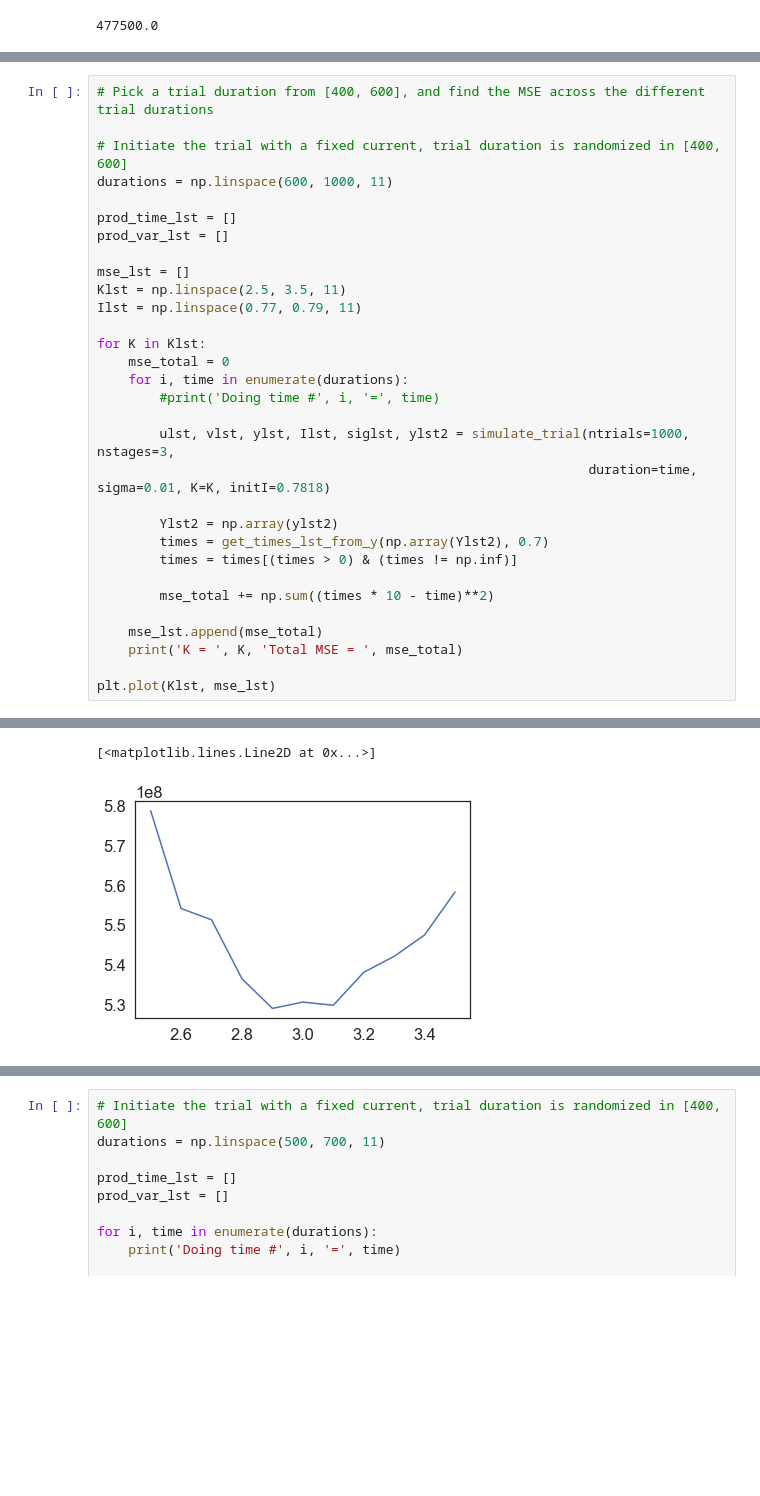
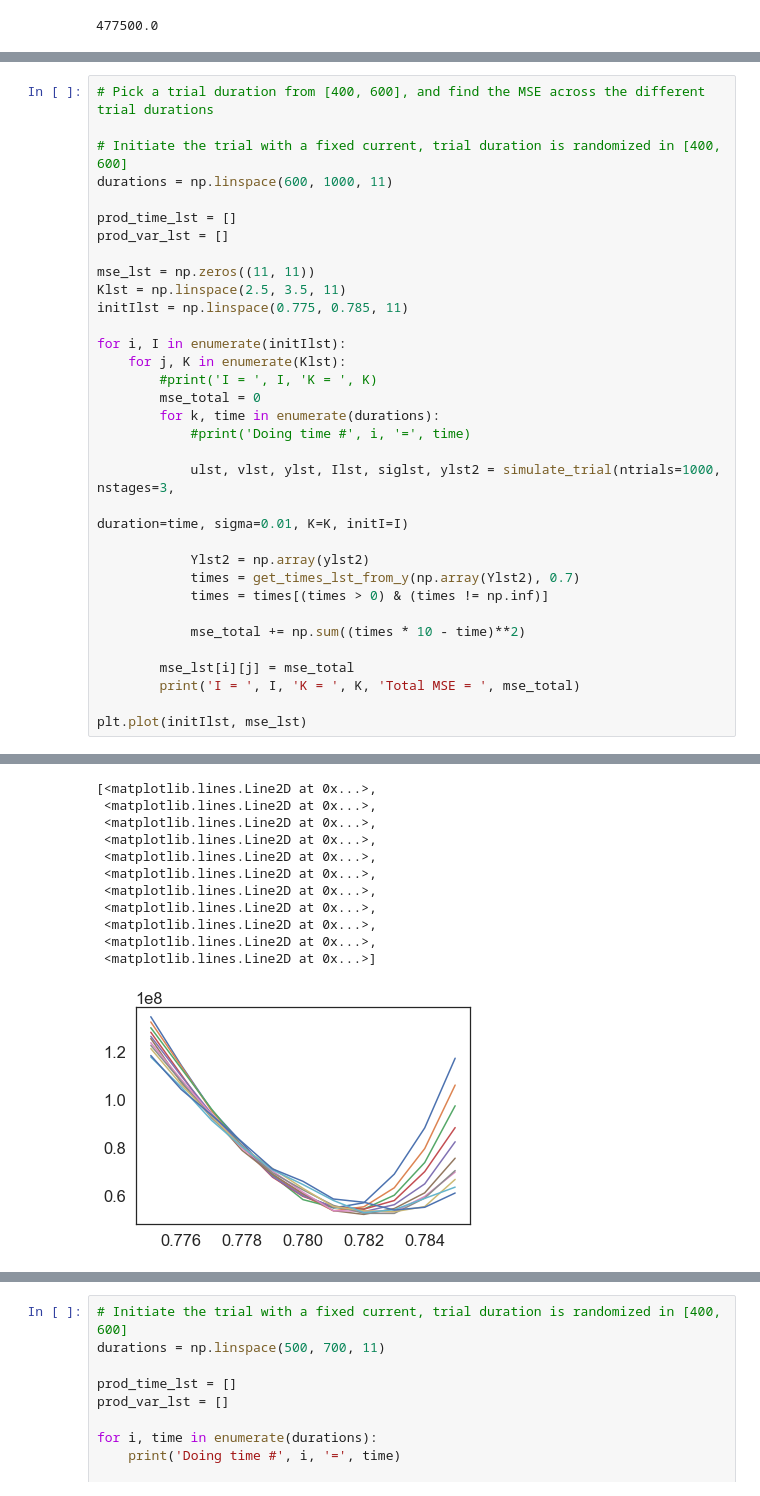
Before and after one commit to jazlab/SE_NL_MJ_2020, a Jupyter notebook: integrator_feedback_circuit.ipynb, the cells around one changed output, grey strips where cells are left out. Drawn from its saved outputs; the diff is of its cells as text; blank space fills up the shorter version.

```diff
--- a/integrator_feedback_circuit.ipynb
+++ b/integrator_feedback_circuit.ipynb
@@ -804,26 +809,28 @@ durations = np.linspace(600, 1000, 11)
 prod_time_lst = []
 prod_var_lst = []
 
-mse_lst = []
+mse_lst = np.zeros((11, 11))
 Klst = np.linspace(2.5, 3.5, 11)
-Ilst = np.linspace(0.77, 0.79, 11)
+initIlst = np.linspace(0.775, 0.785, 11)
 
-for K in Klst:
-    mse_total = 0
-    for i, time in enumerate(durations):
-        #print('Doing time #', i, '=', time)
+for i, I in enumerate(initIlst):
+    for j, K in enumerate(Klst):
+        #print('I = ', I, 'K = ', K)
+        mse_total = 0
+        for k, time in enumerate(durations):
+            #print('Doing time #', i, '=', time)
 
-        ulst, vlst, ylst, Ilst, siglst, ylst2 = simulate_trial(ntrials=1000, nstages=3,
-                                                               duration=time, sigma=0.01, K=K, initI=0.7818)
+            ulst, vlst, ylst, Ilst, siglst, ylst2 = simulate_trial(ntrials=1000, nstages=3,
+                                                                   duration=time, sigma=0.01, K=K, initI=I)
 
-        Ylst2 = np.array(ylst2)
-        times = get_times_lst_from_y(np.array(Ylst2), 0.7)
-        times = times[(times > 0) & (times != np.inf)]
+            Ylst2 = np.array(ylst2)
+            times = get_times_lst_from_y(np.array(Ylst2), 0.7)
+            times = times[(times > 0) & (times != np.inf)]
 
-        mse_total += np.sum((times * 10 - time)**2)
+            mse_total += np.sum((times * 10 - time)**2)
 
-    mse_lst.append(mse_total)
-    print('K = ', K, 'Total MSE = ', mse_total)
+        mse_lst[i][j] = mse_total
+        print('I = ', I, 'K = ', K, 'Total MSE = ', mse_total)
 
-plt.plot(Klst, mse_lst)
+plt.plot(initIlst, mse_lst)
 # %% [output]
@@ -841,2 +854,12 @@ plt.plot(Klst, mse_lst)
-[<matplotlib.lines.Line2D at 0x...>]
+[<matplotlib.lines.Line2D at 0x...>,
+ <matplotlib.lines.Line2D at 0x...>,
+ <matplotlib.lines.Line2D at 0x...>,
+ <matplotlib.lines.Line2D at 0x...>,
+ <matplotlib.lines.Line2D at 0x...>,
+ <matplotlib.lines.Line2D at 0x...>,
+ <matplotlib.lines.Line2D at 0x...>,
+ <matplotlib.lines.Line2D at 0x...>,
+ <matplotlib.lines.Line2D at 0x...>,
+ <matplotlib.lines.Line2D at 0x...>,
+ <matplotlib.lines.Line2D at 0x...>]
-[figure, old version]
+[figure, new version]
```
Also changed, not shown: parts of 4 cells of this notebook.
